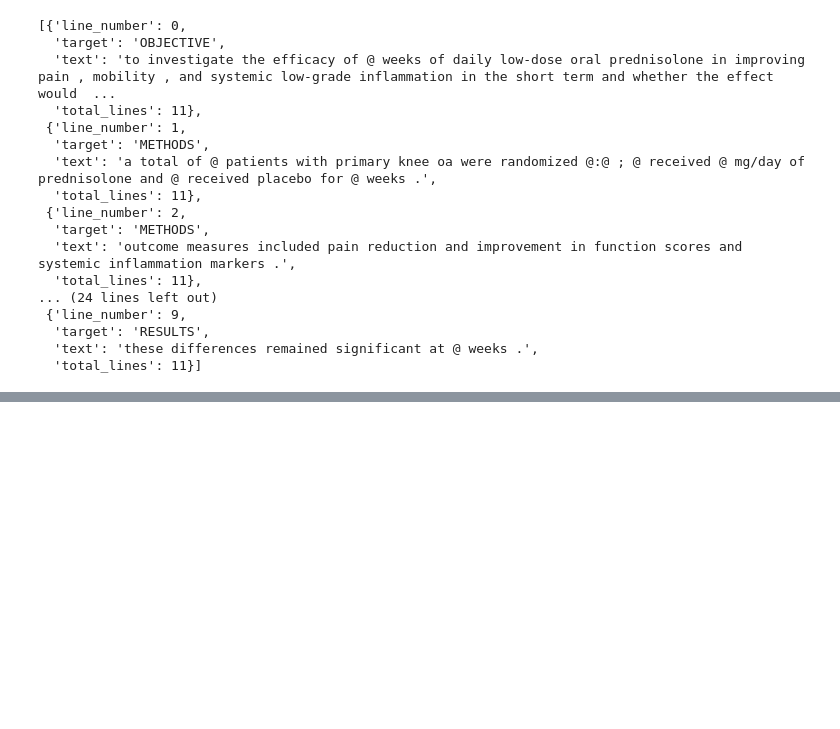
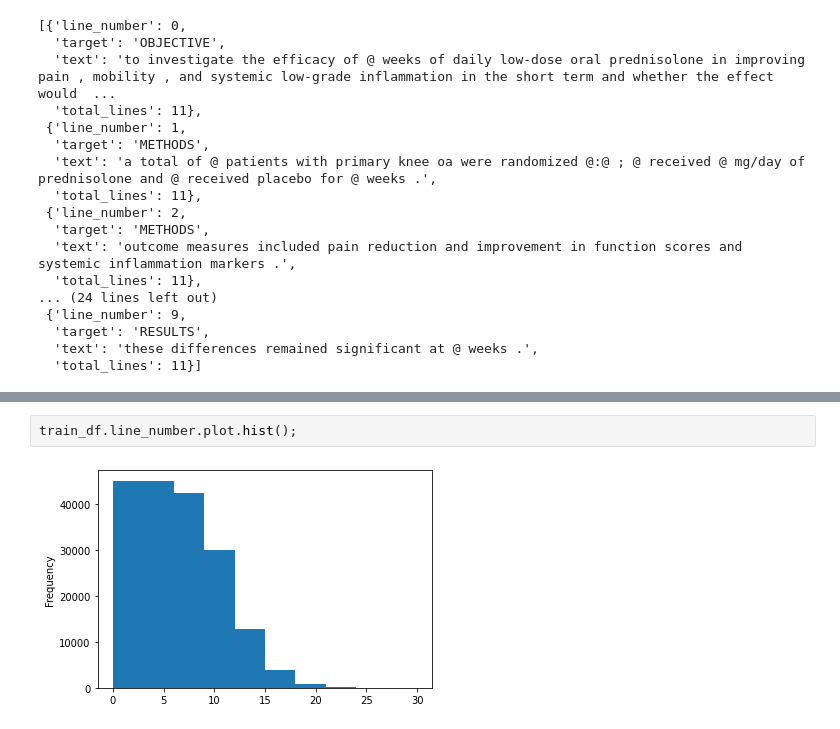
Before and after one commit to hecshzye/nlp-medical-abstract-pubmed-rct, a Jupyter notebook: nlp_pubmed_rct_classification.ipynb, the cells around one changed output, grey strips where cells are left out. Cells and saved outputs as stored; diff of their text form; blank space fills up the shorter version.

```diff
--- a/nlp_pubmed_rct_classification.ipynb
+++ b/nlp_pubmed_rct_classification.ipynb
@@ -168,0 +211,4 @@ train_samples[:10]
+# %%
+train_df.line_number.plot.hist();
+# %% [output]
+[figure, added]
```
Also changed, not shown: parts of 28 cells of this notebook.
